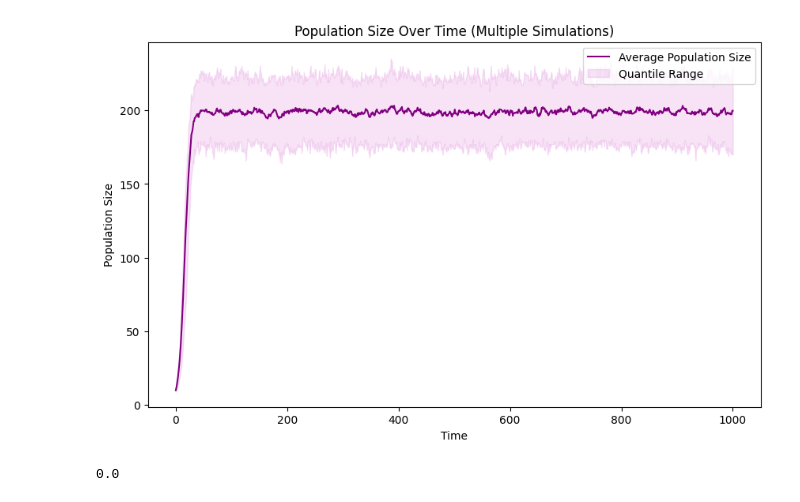
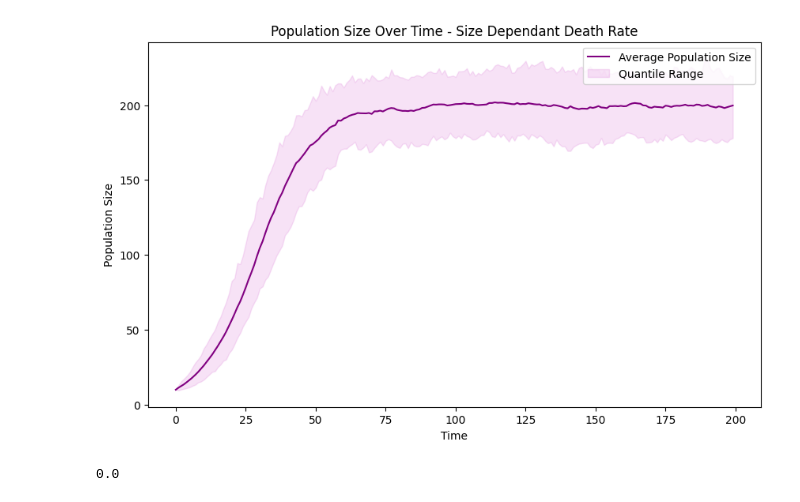
Before and after one commit to isabellac865/population_growth_models, a Jupyter notebook: 3_logistic_model2.ipynb, the cells around one changed output. Drawn from its saved outputs; the diff is of its cells as text; code cells hidden in the pictures.

Commit message:
plot labels

```diff
--- a/3_logistic_model2.ipynb
+++ b/3_logistic_model2.ipynb
@@ -1,7 +1,8 @@
 # %%
-# size dependant death rate
 import numpy as np
+import matplotlib.pyplot as plt
 
+# Define parameters for the logistic model with size dependent death rate
 def set_parameters_with_size_dependent_death_rate(initial_population, birth_rate, base_death_rate, carrying_capacity):
     return {
         'initial_population': initial_population,
@@ -10,77 +11,85 @@ def set_parameters_with_size_dependent_death_rate(initial_population, birth_rate
         'carrying_capacity': carrying_capacity
     }
 
-def run_simulation_with_size_dependent_death_rate(params):
+# Gillespie algorithm for size dependent death rate
+def gillespie_simulation(params, max_time=100):
     population = params['initial_population']
     birth_rate = params['birth_rate']
     base_death_rate = params['base_death_rate']
     carrying_capacity = params['carrying_capacity']
+
     time_points = [0]
     population_sizes = [population]
 
-    while population > 0:
-        time_points.append(time_points[-1] + 1)
-        births = np.random.poisson(birth_rate * population)
-        size_dependent_death_rate = base_death_rate * (population / carrying_capacity)
-        deaths = np.random.poisson(size_dependent_death_rate * population)
-        population = max(0, population + births - deaths)
+    while time_points[-1] < max_time and population > 0:
+        birth_propensity = birth_rate * population
+        death_propensity = base_death_rate * (population / carrying_capacity) * population
+        total_propensity = birth_propensity + death_propensity
+
+        if total_propensity == 0:
+            break
+
+        time_to_next_event = np.random.exponential(1 / total_propensity)
+        time_points.append(time_points[-1] + time_to_next_event)
+
+        if np.random.rand() < birth_propensity / total_propensity:
+            population += 1
+        else:
+            population -= 1
+
         population_sizes.append(population)
-
-        if len(time_points) > 1000:
-            break
 
     return time_points, population_sizes
 
+# Run multiple simulations
 def run_multiple_simulations_with_size_dependent_death_rate(params, num_simulations):
     all_time_points = []
     all_population_sizes = []
 
     for _ in range(num_simulations):
-        time_points, population_sizes = run_simulation_with_size_dependent_death_rate(params)
+        time_points, population_sizes = gillespie_simulation(params)
         all_time_points.append(time_points)
         all_population_sizes.append(population_sizes)
 
-    # Calculate quantiles
+    # Align population sizes for quantile calculation
     max_time = max([max(t) for t in all_time_points])
-    all_population_sizes_aligned = np.zeros((num_simulations, max_time+1))
+    aligned_population_sizes = np.zeros((num_simulations, len(np.linspace(0, max_time, 200))))
 
     for i, population_sizes in enumerate(all_population_sizes):
-        all_population_sizes_aligned[i, :len(population_sizes)] = population_sizes
+        aligned_population_sizes[i, :len(population_sizes)] = np.interp(np.linspace(0, max_time, 200), all_time_points[i], population_sizes)
 
-    average_population_sizes = np.mean(all_population_sizes_aligned, axis=0)
-    lower_quantile = np.percentile(all_population_sizes_aligned, 5, axis=0)
-    upper_quantile = np.percentile(all_population_sizes_aligned, 95, axis=0)
-    extinction_probability = np.mean(all_population_sizes_aligned[:, -1] == 0)
+    average_population_sizes = np.mean(aligned_population_sizes, axis=0)
+    lower_quantile = np.percentile(aligned_population_sizes, 5, axis=0)
+    upper_quantile = np.percentile(aligned_population_sizes, 95, axis=0)
+    extinction_probability = np.mean(aligned_population_sizes[:, -1] == 0)
 
-    return all_time_points, all_population_sizes, average_population_sizes, lower_quantile, upper_quantile, extinction_probability
+    return aligned_population_sizes, average_population_sizes, lower_quantile, upper_quantile, extinction_probability
 
+# Parameters for the logistic model with size dependent death rate
 params = set_parameters_with_size_dependent_death_rate(
     initial_population=10,
     birth_rate=0.2,
     base_death_rate=0.1,
     carrying_capacity=100
 )
 
 num_simulations = 100
-all_time_points, all_population_sizes, average_population_sizes, lower_quantile, upper_quantile, extinction_probability = run_multiple_simulations_with_size_dependent_death_rate(params, num_simulations)
+aligned_population_sizes, average_population_sizes, lower_quantile, upper_quantile, extinction_probability = run_multiple_simulations_with_size_dependent_death_rate(params, num_simulations)
 
-import matplotlib.pyplot as plt
-
-def plot_multiple_simulations_with_quantiles(time_points, population_sizes, avg_population_sizes, lower_quantile, upper_quantile):
+# Plotting results
+def plot_multiple_simulations_with_quantiles(avg_population_sizes, lower_quantile, upper_quantile):
     plt.figure(figsize=(10, 6))
-    #for single_run in population_sizes:
-    #    plt.plot(single_run, color='gray', alpha=0.5)
     plt.plot(avg_population_sizes, color='purple', label='Average Population Size')
     plt.fill_between(range(len(avg_population_sizes)), lower_quantile, upper_quantile, color='orchid', alpha=0.2, label='Quantile Range')
     plt.xlabel('Time')
     plt.ylabel('Population Size')
-    plt.title('Population Size Over Time (Multiple Simulations)')
+    plt.title('Population Size Over Time - Size Dependant Death Rate')
     plt.legend()
     plt.show()
 
-plot_multiple_simulations_with_quantiles(all_time_points, all_population_sizes, average_population_sizes, lower_quantile, upper_quantile)
+plot_multiple_simulations_with_quantiles(average_population_sizes, lower_quantile, upper_quantile)
 
 extinction_probability
 # %% [output]
-[figure, old version]
+[figure, new version]
 0.0
```
